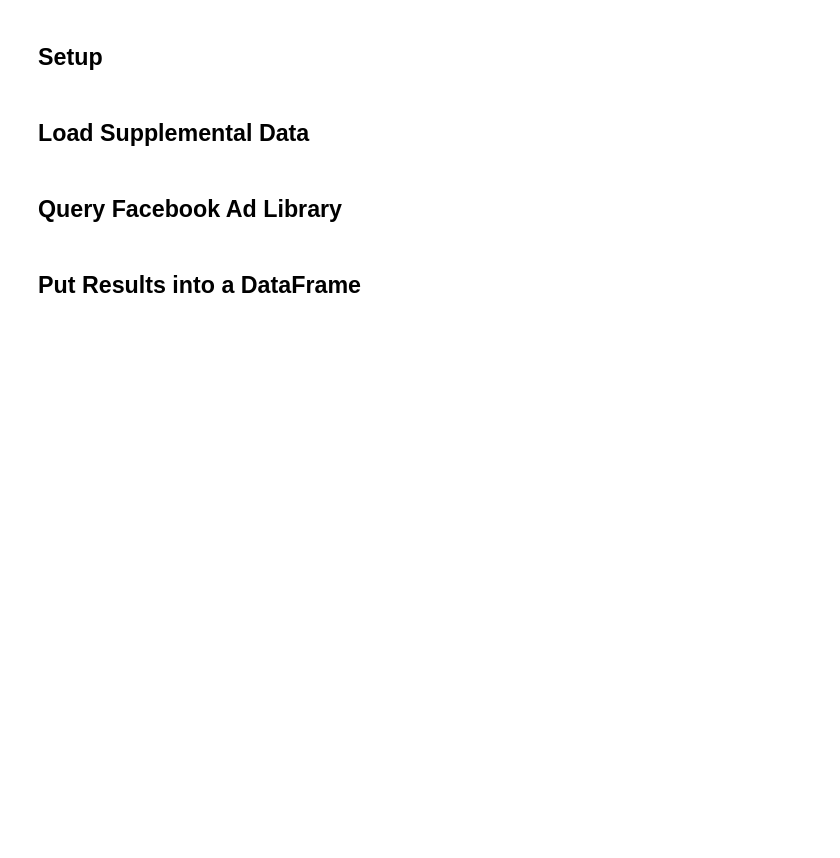
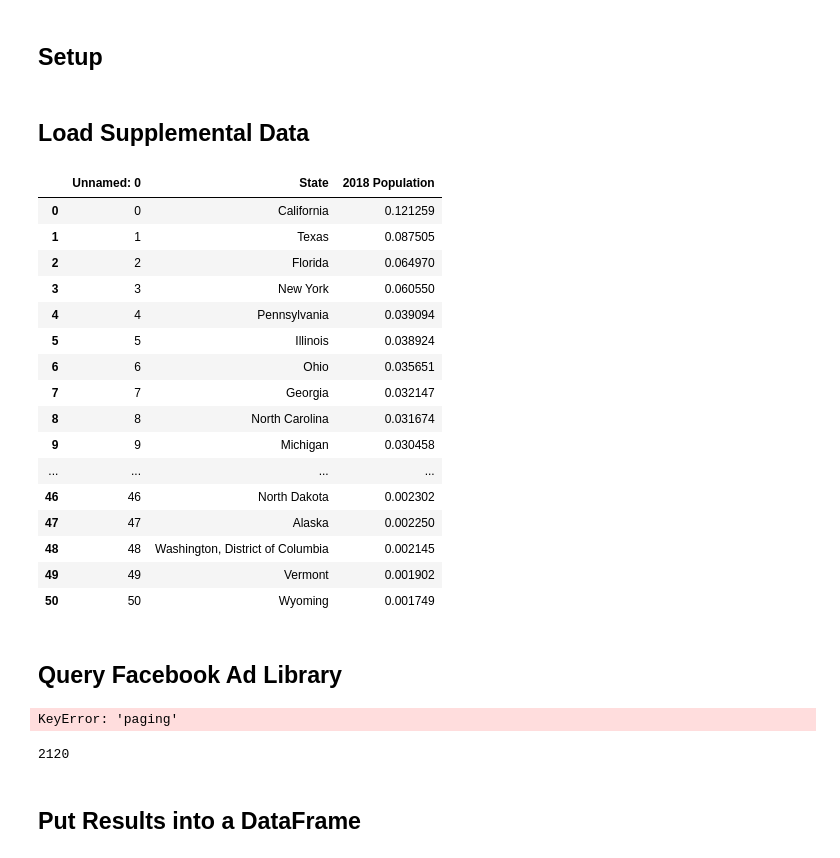
Before and after one commit to cassiescyphers/facebook_ad_analysis, a Jupyter notebook: notebooks/Trump Census Ad.ipynb, the cells around one changed output. Cells and saved outputs as stored; diff of their text form; code cells hidden in the pictures; blank space fills up the shorter version.

```diff
--- a/notebooks/Trump Census Ad.ipynb
+++ b/notebooks/Trump Census Ad.ipynb
@@ -39,3 +41,23 @@ state_political_affiliation = pd.read_csv('../data/states_by_politcal_affiliatio
+# %%
+state_populations
+# %% [output]
+|  | Unnamed: 0 | State | 2018 Population |
+| 0 | 0 | California | 0.121259 |
+| 1 | 1 | Texas | 0.087505 |
+| 2 | 2 | Florida | 0.064970 |
+| 3 | 3 | New York | 0.060550 |
+| 4 | 4 | Pennsylvania | 0.039094 |
+| 5 | 5 | Illinois | 0.038924 |
+| 6 | 6 | Ohio | 0.035651 |
+| 7 | 7 | Georgia | 0.032147 |
+| 8 | 8 | North Carolina | 0.031674 |
+| 9 | 9 | Michigan | 0.030458 |
+| ... | ... | ... | ... |
+| 46 | 46 | North Dakota | 0.002302 |
+| 47 | 47 | Alaska | 0.002250 |
+| 48 | 48 | Washington, District of Columbia | 0.002145 |
+| 49 | 49 | Vermont | 0.001902 |
+| 50 | 50 | Wyoming | 0.001749 |
 # %% [markdown]
 ## Query Facebook Ad Library
 # %%
@@ -48,8 +70,19 @@ query_params = {'access_token': token['access_token'],
                 'fields': ",".join(query['query_fields']),
                 'limit': query['page_total']}
 # %%
-r = requests.get('https://graph.facebook.com/v5.0/ads_archive',params=query_params)
-data = r.json()
+search_results = []
+curr_url = 'https://graph.facebook.com/v5.0/ads_archive'
+for i in range(10):
+    r = requests.get(curr_url,params=query_params)
+    data = r.json()
+    search_results = search_results + data['data']
+    curr_url = data['paging']['next']
+# %% [output]
+KeyError: 'paging'
+# %%
+len(search_results)
+# %% [output]
+2120
 # %% [markdown]
 ## Put Results into a DataFrame
 # %%
```
Also changed, not shown: parts of 8 cells of this notebook, 4 other files.
